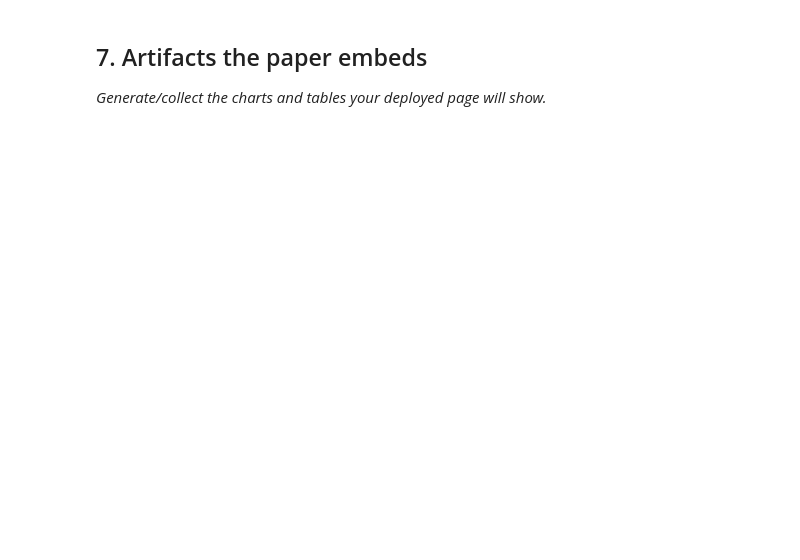
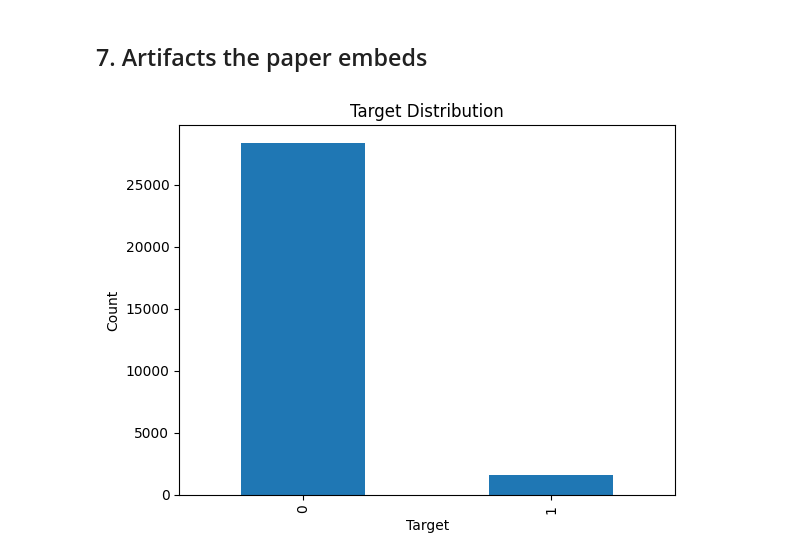
Before and after one commit to SanaKamranButt/flyrank-ml-internship, a Jupyter notebook: work/notebooks/capstone.ipynb, the cells around one changed output. Drawn from its saved outputs; the diff is of its cells as text; code cells hidden in the pictures; blank space fills up the shorter version.

```diff
--- a/work/notebooks/capstone.ipynb
+++ b/work/notebooks/capstone.ipynb
@@ -32,0 +61,12 @@ This skeleton is yours to fill. Work the sections **in order** — each one has
+# %%
+import pandas as pd
+
+DATA_PATH = "/content/flyrank-ml-internship/data/raw/content_refresh_anonymized.csv"
+
+df = pd.read_csv(DATA_PATH)
+
+print("Dataset Shape:", df.shape)
+print("\nColumns:")
+print(df.columns.tolist())
+
+display(df.head())
@@ -32,0 +118,10 @@ This skeleton is yours to fill. Work the sections **in order** — each one has
+# %%
+# Create target variable using the baseline rule
+
+df["target"] = (
+    (df["clicks_90d"] < 20) &
+    (df["impressions_90d"] < 100) &
+    (df["avg_position"] > 20)
+).astype(int)
+
+print(df["target"].value_counts())
@@ -33,4 +232,13 @@ This skeleton is yours to fill. Work the sections **in order** — each one has
 # %% [markdown]
 ## 7. Artifacts the paper embeds
-
-*Generate/collect the charts and tables your deployed page will show.*
+# %%
+import matplotlib.pyplot as plt
+
+# Target distribution
+df["target"].value_counts().plot(kind="bar")
+plt.title("Target Distribution")
+plt.xlabel("Target")
+plt.ylabel("Count")
+plt.show()
+# %% [output]
+[figure, added]
```
Also changed, not shown: parts of 25 cells of this notebook.
